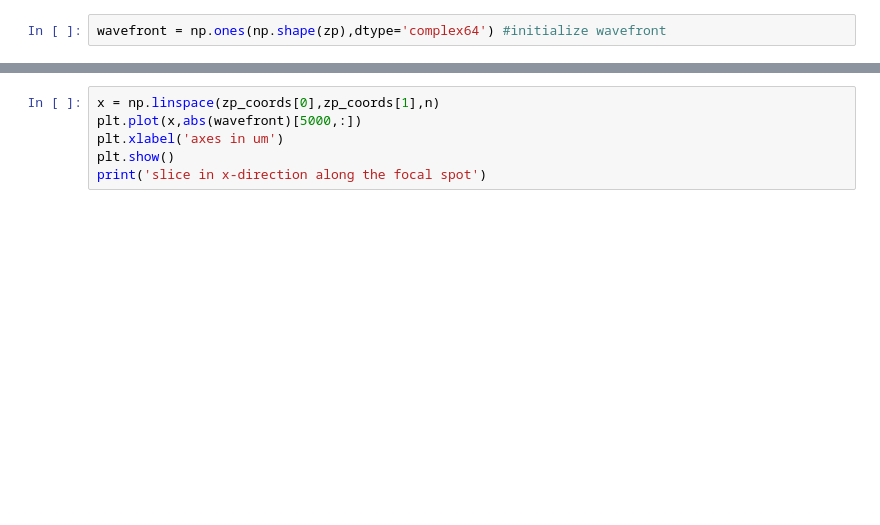
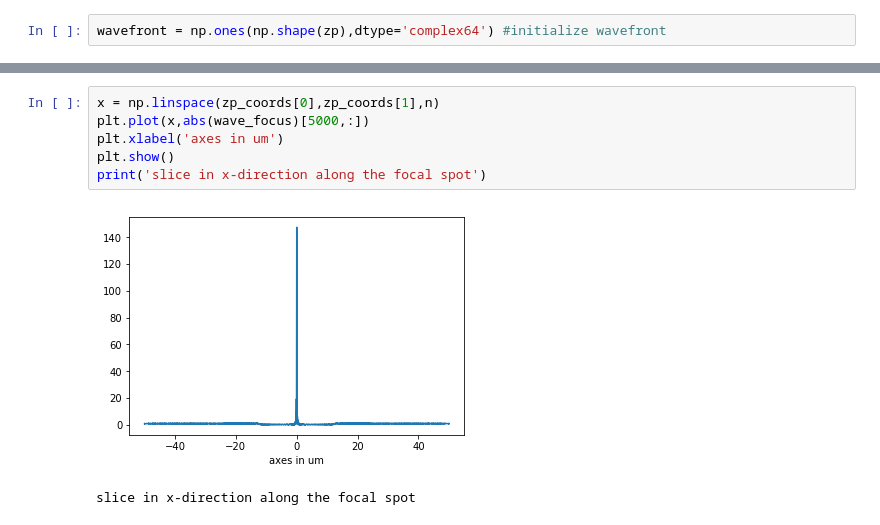
Before and after one commit to CXS-Scattering/zone_plate_testing, a Jupyter notebook: simulate_zp.ipynb, the cells around one changed output, grey strips where cells are left out. Drawn from its saved outputs; the diff is of its cells as text; blank space fills up the shorter version.

```diff
--- a/simulate_zp.ipynb
+++ b/simulate_zp.ipynb
@@ -192,6 +72,9 @@ plot_2d_complex(wavefront,mode='log',name='focal_plane',coords=zp_coords)
 # %%
 x = np.linspace(zp_coords[0],zp_coords[1],n)
-plt.plot(x,abs(wavefront)[5000,:])
+plt.plot(x,abs(wave_focus)[5000,:])
 plt.xlabel('axes in um')
 plt.show()
 print('slice in x-direction along the focal spot')
+# %% [output]
+[figure, added]
+slice in x-direction along the focal spot
```
Also changed, not shown: parts of 11 cells of this notebook, 2 other files.
